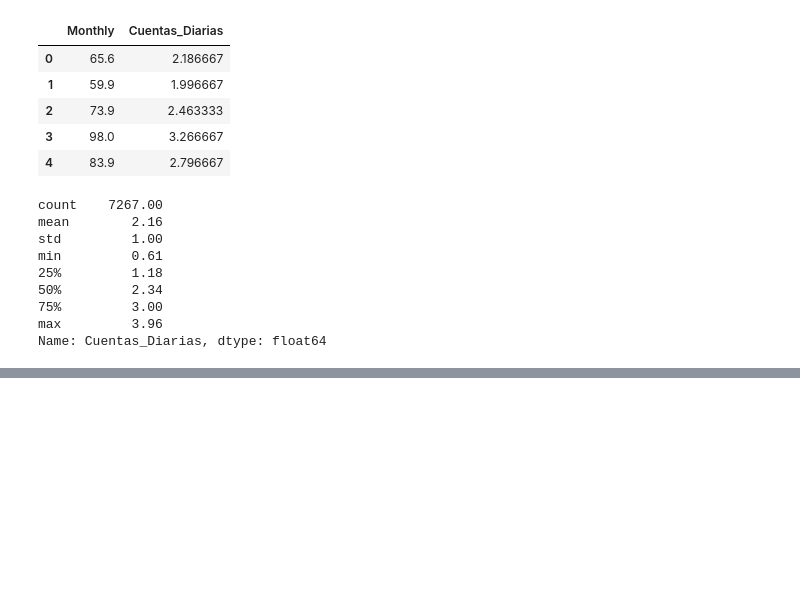
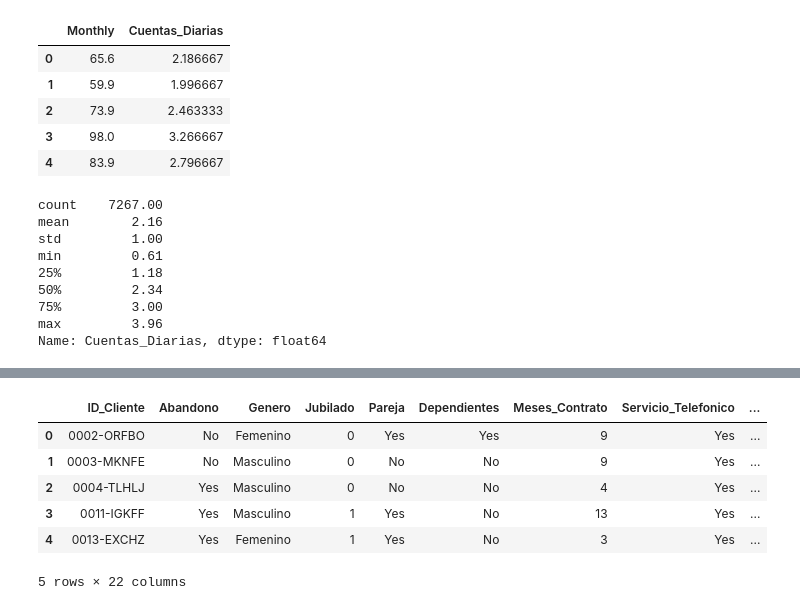
Before and after one commit to LordAguaKate/Telecom, a Jupyter notebook: notebooks/2.0-analisis-exploratorio.ipynb, the cells around one changed output, grey strips where cells are left out. Cells and saved outputs as stored; diff of their text form; code cells hidden in the pictures; blank space fills up the shorter version.

```diff
--- a/notebooks/2.0-analisis-exploratorio.ipynb
+++ b/notebooks/2.0-analisis-exploratorio.ipynb
@@ -203,0 +245,23 @@ Name: Cuentas_Diarias, dtype: float64
+# %%
+# Traducción de valores
+mapa_valores = {
+    'Male': 'Masculino', 'Female': 'Femenino',
+    'No phone service': 'Sin servicio',
+    'No internet service': 'Sin servicio',
+    'Fiber optic': 'Fibra óptica',
+    'Month-to-month': 'Mensual', 'One year': 'Un año', 'Two year': 'Dos años',
+    'Electronic check': 'Cheque electrónico', 'Mailed check': 'Cheque enviado',
+    'Bank transfer (automatic)': 'Transferencia bancaria',
+    'Credit card (automatic)': 'Tarjeta de crédito'
+}
+# %%
+df.replace(mapa_valores, inplace=True)
+display(df.head())
+# %% [output]
+|  | ID_Cliente | Abandono | Genero | Jubilado | Pareja | Dependientes | Meses_Contrato | Servicio_Telefonico | ... |
+| 0 | 0002-ORFBO | No | Femenino | 0 | Yes | Yes | 9 | Yes | ... |
+| 1 | 0003-MKNFE | No | Masculino | 0 | No | No | 9 | Yes | ... |
+| 2 | 0004-TLHLJ | Yes | Masculino | 0 | No | No | 4 | Yes | ... |
+| 3 | 0011-IGKFF | Yes | Masculino | 1 | Yes | No | 13 | Yes | ... |
+| 4 | 0013-EXCHZ | Yes | Femenino | 1 | Yes | No | 3 | Yes | ... |
+5 rows × 22 columns
```
Also changed, not shown: parts of 5 cells of this notebook.
